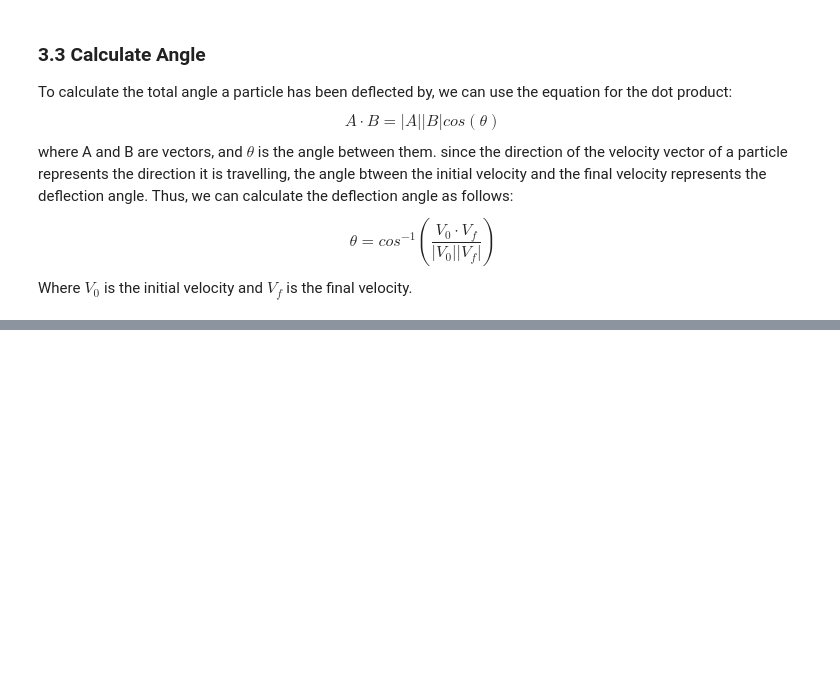
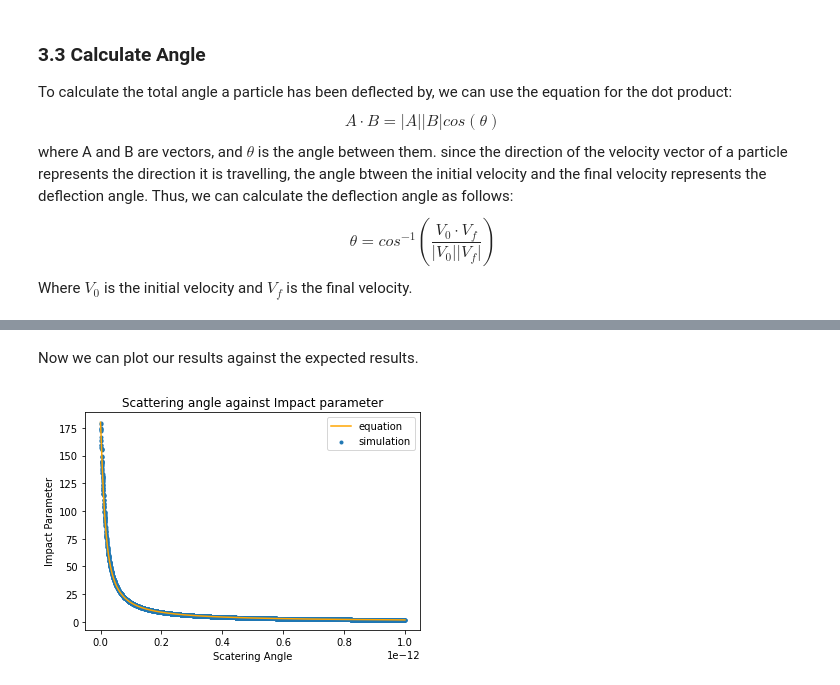
Before and after one commit to freddien03/Simulating-Rutherford-Scattering, a Jupyter notebook: Simulating-Rutherford-Scattering.ipynb, the cells around one changed output, grey strips where cells are left out. Cells and saved outputs as stored; diff of their text form; code cells hidden in the pictures; blank space fills up the shorter version.

```diff
--- a/Simulating-Rutherford-Scattering.ipynb
+++ b/Simulating-Rutherford-Scattering.ipynb
@@ -589,0 +640,22 @@ plt.show()
+# %%
+def scatterAngle(b):
+    return np.degrees(np.arctan(1.52109e-14*(b**-1))*2)
+# %% [markdown]
+Now we can plot our results against the expected results.
+# %%
+fig = plt.figure()
+ax = fig.add_subplot()
+plt.title("Scattering angle against Impact parameter")
+plt.xlabel("Scatering Angle")
+plt.ylabel("Impact Parameter")
+
+
+ax.scatter(results["offsets"], results["angles"], marker=".", label="simulation")
+
+x = np.linspace(1e-20, 1e-12, 1000)
+ax.plot(x, scatterAngle(x), c="orange", label="equation")
+
+ax.legend()
+plt.show()
+# %% [output]
+[figure, added]
```
Also changed, not shown: parts of 80 cells of this notebook, 14 other files.
